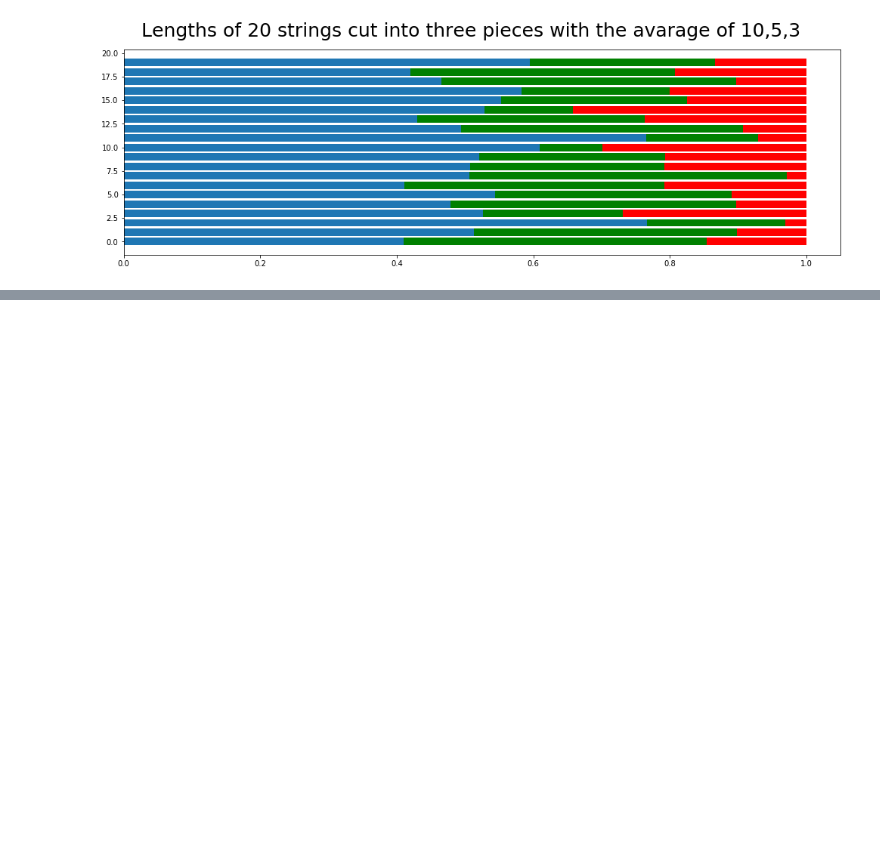
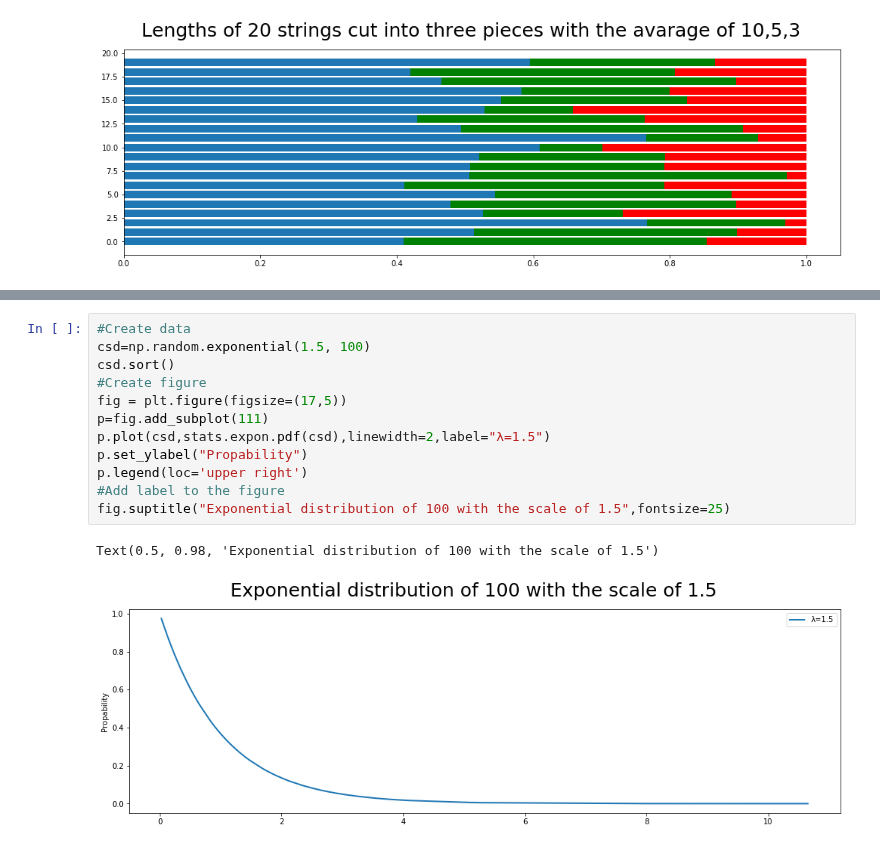
Before and after one commit to mxsxs2/Emerging-Technologies-Project, a Jupyter notebook: notebooks/Numpy_Random.ipynb, the cells around one changed output, grey strips where cells are left out. Saved outputs shown, nothing was run; the diff lists cells and outputs as text; blank space fills up the shorter version.

Commit message:
Add exponential distribution

```diff
--- a/notebooks/Numpy_Random.ipynb
+++ b/notebooks/Numpy_Random.ipynb
@@ -544,0 +552,15 @@ Text(0.5, 0.98, 'Lengths of 20 strings cut into three pieces with the avarage of
+# %%
+#Create data
+csd=np.random.exponential(1.5, 100)
+csd.sort()
+#Create figure
+fig = plt.figure(figsize=(17,5))
+p=fig.add_subplot(111)
+p.plot(csd,stats.expon.pdf(csd),linewidth=2,label="λ=1.5")
+p.set_ylabel("Propability")
+p.legend(loc='upper right')
+#Add label to the figure
+fig.suptitle("Exponential distribution of 100 with the scale of 1.5",fontsize=25)
+# %% [output]
+Text(0.5, 0.98, 'Exponential distribution of 100 with the scale of 1.5')
+[figure, added]
```
Also changed, not shown: parts of 1 cell of this notebook.
